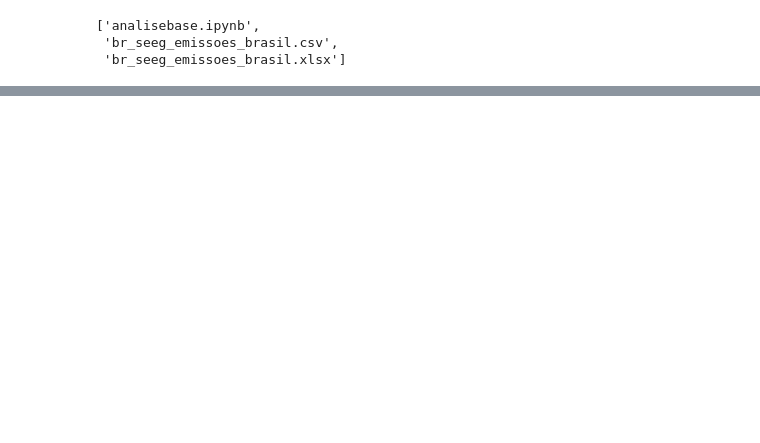
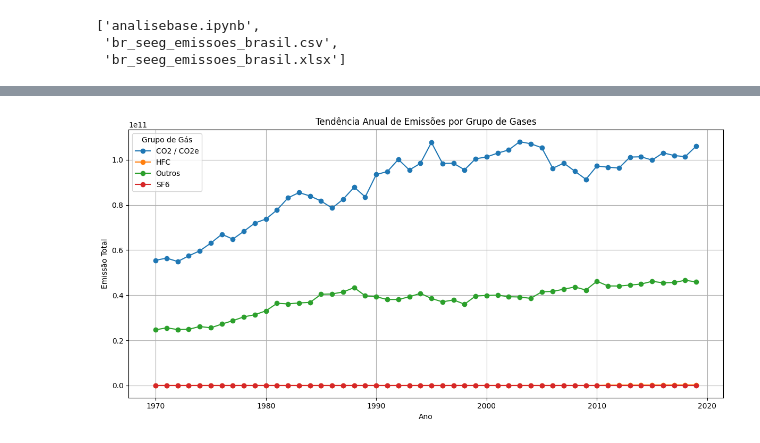
Before and after one commit to gblsun/dev, a Jupyter notebook: Bacharelado - Ciência da Computação IMPACTA/5 Semestre/Inteligência Computacional/projetofinal-testes/analisebase.ipynb, the cells around one changed output, grey strips where cells are left out. Cells and saved outputs as stored; diff of their text form; code cells hidden in the pictures; blank space fills up the shorter version.

```diff
--- a/Bacharelado - Ciência da Computação IMPACTA/5 Semestre/Inteligência Computacional/projetofinal-testes/analisebase.ipynb
+++ b/Bacharelado - Ciência da Computação IMPACTA/5 Semestre/Inteligência Computacional/projetofinal-testes/analisebase.ipynb
@@ -107 +558,31 @@ plt.show()
+# %%
+# Célula 10.1.3 — Gráfico de Linha (Tendência Anual por Grupo de Gases)
+
+'''
+Gráfico de linha baseado na agregação anual por grupo de gases.
+
+Objetivo executivo:
+- Comparar a evolução temporal entre grandes categorias de gases
+- Reduzir complexidade visual em relação ao gráfico por gás individual
+- Facilitar leitura estratégica (CO2e vs demais grupos)
+
+Leitura do gráfico:
+- Cada linha representa um grupo de gases (ex: CO2 / CO2e, HFC, PFC)
+- Eixo X: Ano
+- Eixo Y: Emissões totais (na unidade original da base)
+'''
+
+plt.figure(figsize=(12, 6))
+df_pivot_grupo_ano.plot(ax=plt.gca(), marker="o")
+
+plt.title("Tendência Anual de Emissões por Grupo de Gases")
+plt.xlabel("Ano")
+plt.ylabel("Emissão Total")
+plt.grid(True)
+plt.legend(title="Grupo de Gás")
+plt.tight_layout()
+
+plt.show()
+# %% [output]
+[figure, added]
 # %%
```
Also changed, not shown: parts of 40 cells of this notebook.
